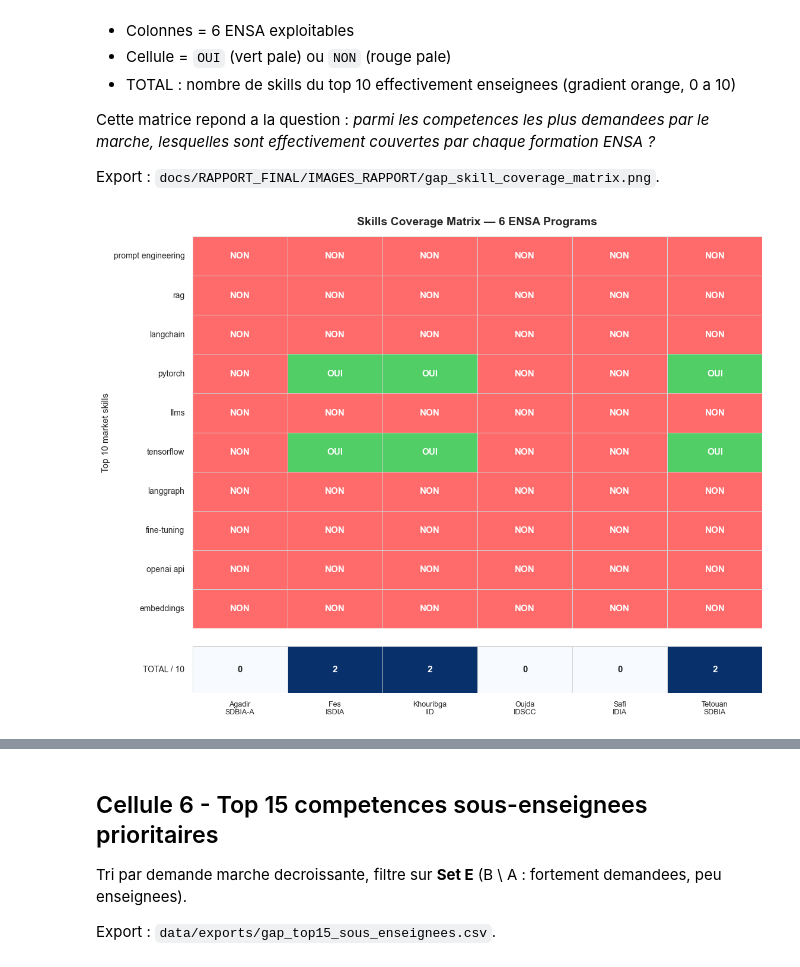
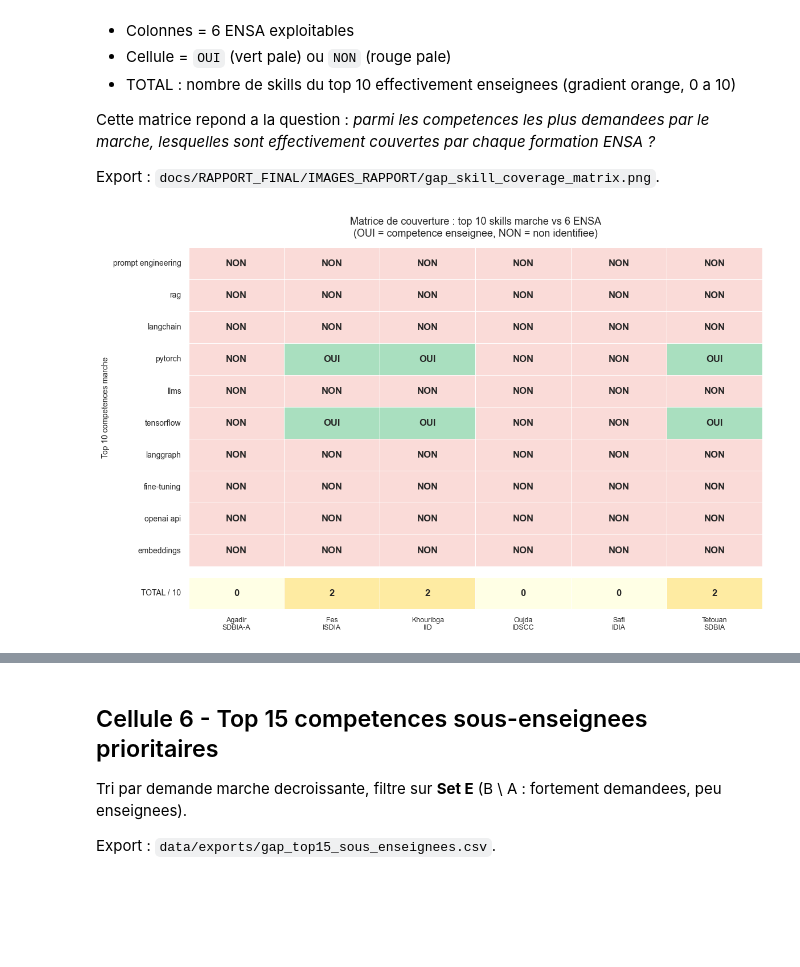
Before and after one commit to Kaaramo/SKILLNAV, a Jupyter notebook: notebooks/06b_gap_analysis_multi_ensa.ipynb, the cells around one changed output, grey strips where cells are left out. Drawn from its saved outputs; the diff is of its cells as text; code cells hidden in the pictures; blank space fills up the shorter version.

Commit message:
modification matrice de couverture

```diff
--- a/notebooks/06b_gap_analysis_multi_ensa.ipynb
+++ b/notebooks/06b_gap_analysis_multi_ensa.ipynb
@@ -315,13 +299,8 @@ import numpy as np
 import pandas as pd
 import matplotlib.pyplot as plt
 import seaborn as sns
+
 from matplotlib.colors import ListedColormap
-
-# =========================================================
-# STYLE GLOBAL
-# =========================================================
-
-sns.set_theme(style="white")
 
 # =========================================================
 # TOP 10 SKILLS MARCHE
@@ -376,21 +355,21 @@ n_skills = len(df_main)
 n_cols = len(df_main.columns)
 
 # =========================================================
-# FIGURE
+# FIGURE LAYOUT
 # =========================================================
 
 fig = plt.figure(
     figsize=(
-        max(10, 1.4 * n_cols + 4),
-        0.6 * n_skills + 4
+        max(8.0, 1.5 * n_cols + 4),
+        0.55 * (n_skills + 1) + 2.2
     )
 )
 
 gs = fig.add_gridspec(
     2,
     1,
-    height_ratios=[n_skills, 1.2],
-    hspace=0.08
+    height_ratios=[n_skills, 1],
+    hspace=0.06
 )
 
 ax_main = fig.add_subplot(gs[0])
@@ -400,44 +379,50 @@ ax_total = fig.add_subplot(gs[1])
 # MAIN HEATMAP
 # =========================================================
 
-custom_cmap = ListedColormap(["#FF6B6B", "#51CF66"])
-annot_main = np.where(df_main == 1, "OUI", "NON")
+binary_cmap = ListedColormap([
+    "#FADBD8",  # rouge pale = NON
+    "#A9DFBF"   # vert pale = OUI
+])
+
+# IMPORTANT FIX
+annot_main = np.where(
+    df_main.values == 1,
+    "OUI",
+    "NON"
+)
 
 sns.heatmap(
     df_main,
     annot=annot_main,
     fmt="",
-    cmap=custom_cmap,
+    cmap=binary_cmap,
     vmin=0,
     vmax=1,
     cbar=False,
-    linewidths=0.5,
-    linecolor="lightgray",
+    linewidths=0.6,
+    linecolor="#FFFFFF",
     annot_kws={
-        "fontsize": 11,
-        "fontweight": "bold",
-        "color": "white"
+        "fontsize": 12,
+        "fontweight": "bold"
     },
     ax=ax_main
 )
 
 # =========================================================
-# MAIN STYLE
+# TITLES / LABELS
 # =========================================================
 
 ax_main.set_xticklabels([])
 
-ax_main.set_xlabel("")
-
 ax_main.set_ylabel(
-    "Top 10 market skills",
-    fontsize=11
+    "Top 10 competences marche",
+    fontsize=10
 )
 
 ax_main.set_title(
-    f"Skills Coverage Matrix — {n_cols} ENSA Programs",
-    fontsize=14,
-    fontweight="bold",
+    f"Matrice de couverture : top 10 skills marche vs {n_cols} ENSA\n"
+    f"(OUI = competence enseignee, NON = non identifiee)",
+    fontsize=13,
     pad=14
 )
 
@@ -467,20 +452,18 @@ sns.heatmap(
     total_df,
     annot=True,
     fmt="d",
-    cmap="Blues",
+    cmap="YlOrBr",
+    vmin=0,
+    vmax=n_skills,
     cbar=False,
-    linewidths=0.5,
-    linecolor="lightgray",
+    linewidths=0.6,
+    linecolor="#FFFFFF",
     annot_kws={
-        "fontsize": 11,
+        "fontsize": 12,
         "fontweight": "bold"
     },
     ax=ax_total
 )
-
-# =========================================================
-# TOTAL STYLE
-# =========================================================
 
 plt.setp(
     ax_total.get_xticklabels(),
@@ -496,7 +479,6 @@ plt.setp(
 )
 
 ax_total.set_ylabel("")
-ax_total.set_xlabel("")
 
 # =========================================================
 # FINAL LAYOUT
@@ -511,7 +493,7 @@ coverage_path = (
 
 fig.savefig(
     coverage_path,
-    dpi=300,
+    dpi=150,
     bbox_inches="tight"
 )
 
@@ -523,39 +505,39 @@ plt.show()
 
 print(
     f"Sauvegarde : "
     f"{coverage_path.relative_to(PROJECT_ROOT)}"
 )
 
 print()
-print("Top 10 market skills:")
+print("Top 10 marche (rang | skill | occurrences) :")
 
 for i, (skill, count) in enumerate(
     skill_counter.most_common(10),
     1
 ):
 
     pct = 100.0 * count / n_postings
 
     print(
-        f"{i:2d}. "
+        f"  {i:2d}. "
         f"{skill:30s} "
         f"{count:5d} "
-        f"({pct:5.1f}%)"
+        f"({pct:5.1f} %)"
     )
 
 print()
-print("Coverage by ENSA:")
+print("Couverture par ENSA :")
 
 for city, count in df_main.sum(axis=0).items():
 
     label = city.replace("\n", " ")
 
     print(
-        f"{label:30s} "
+        f"  {label:30s} "
         f"{int(count)} / {n_skills} "
-        f"({100 * count / n_skills:5.1f}%)"
+        f"({100 * count / n_skills:5.1f} %)"
     )
 # %% [output]
-[figure, old version]
+[figure, new version]
 Sauvegarde : docs\RAPPORT_FINAL\IMAGES_RAPPORT\gap_skill_coverage_matrix.png
 
```
Also changed, not shown: parts of 4 cells of this notebook.
